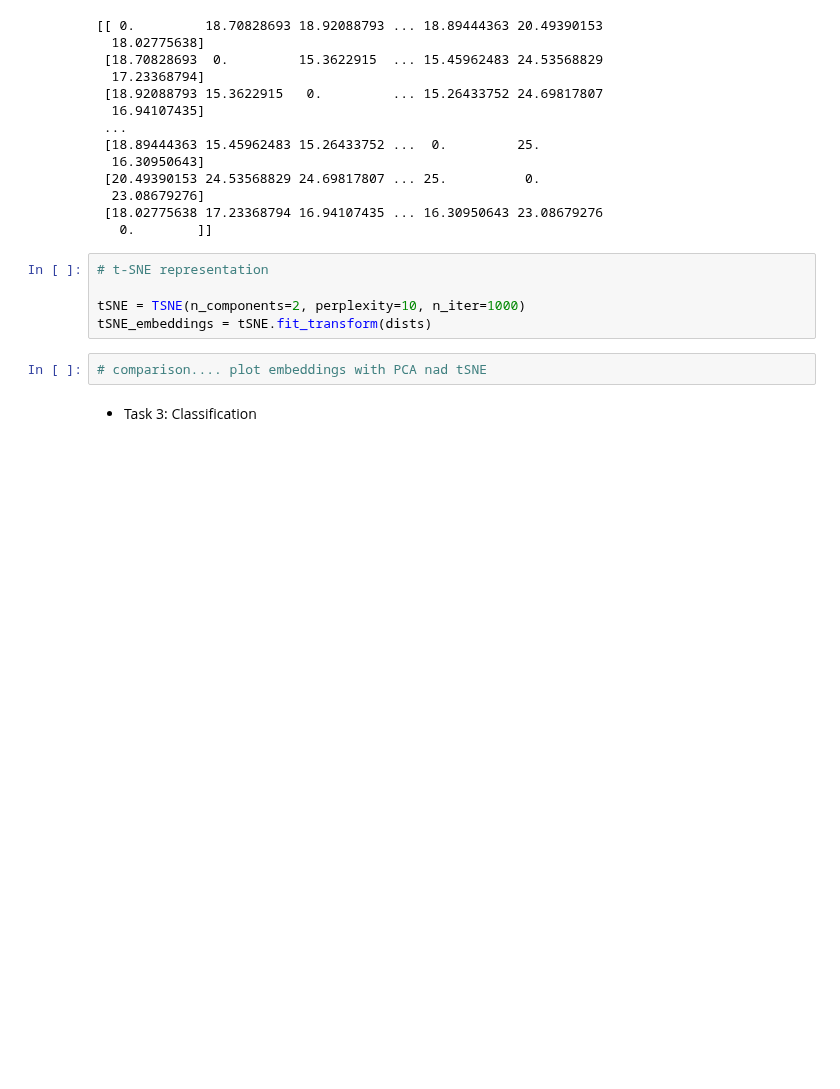
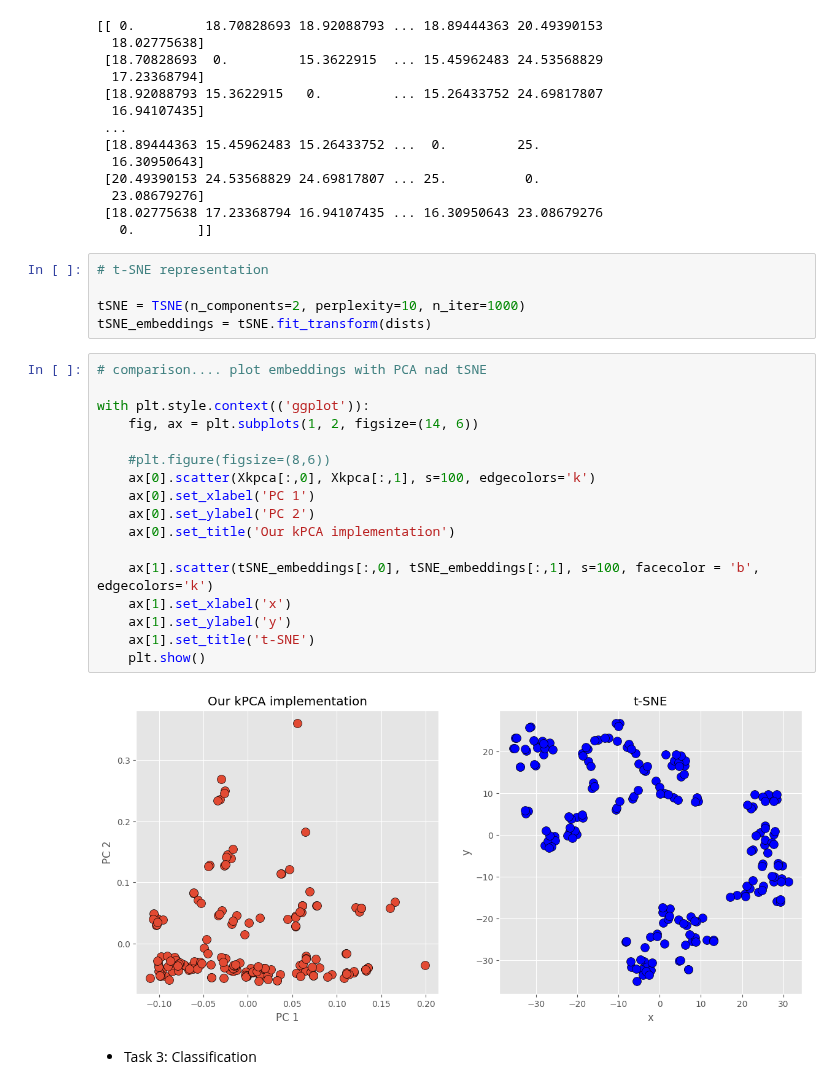
Before and after one commit to GiovanniFaldani/AlgorithmsInDataScience-Homework, a Jupyter notebook: Homework_II_Part_I.ipynb, the cells around one changed output. Cells and saved outputs as stored; diff of their text form; blank space fills up the shorter version.

```diff
--- a/Homework_II_Part_I.ipynb
+++ b/Homework_II_Part_I.ipynb
@@ -125,6 +161,23 @@ tSNE = TSNE(n_components=2, perplexity=10, n_iter=1000)
 tSNE_embeddings = tSNE.fit_transform(dists)
 # %%
 # comparison.... plot embeddings with PCA nad tSNE
+
+with plt.style.context(('ggplot')):
+    fig, ax = plt.subplots(1, 2, figsize=(14, 6))
+
+    #plt.figure(figsize=(8,6))
+    ax[0].scatter(Xkpca[:,0], Xkpca[:,1], s=100, edgecolors='k')
+    ax[0].set_xlabel('PC 1')
+    ax[0].set_ylabel('PC 2')
+    ax[0].set_title('Our kPCA implementation')
+
+    ax[1].scatter(tSNE_embeddings[:,0], tSNE_embeddings[:,1], s=100, facecolor = 'b', edgecolors='k')
+    ax[1].set_xlabel('x')
+    ax[1].set_ylabel('y')
+    ax[1].set_title('t-SNE')
+    plt.show()
+# %% [output]
+[figure, added]
 # %% [markdown]
 - Task 3: Classification
 # %%
```
Also changed, not shown: parts of 4 cells of this notebook.
